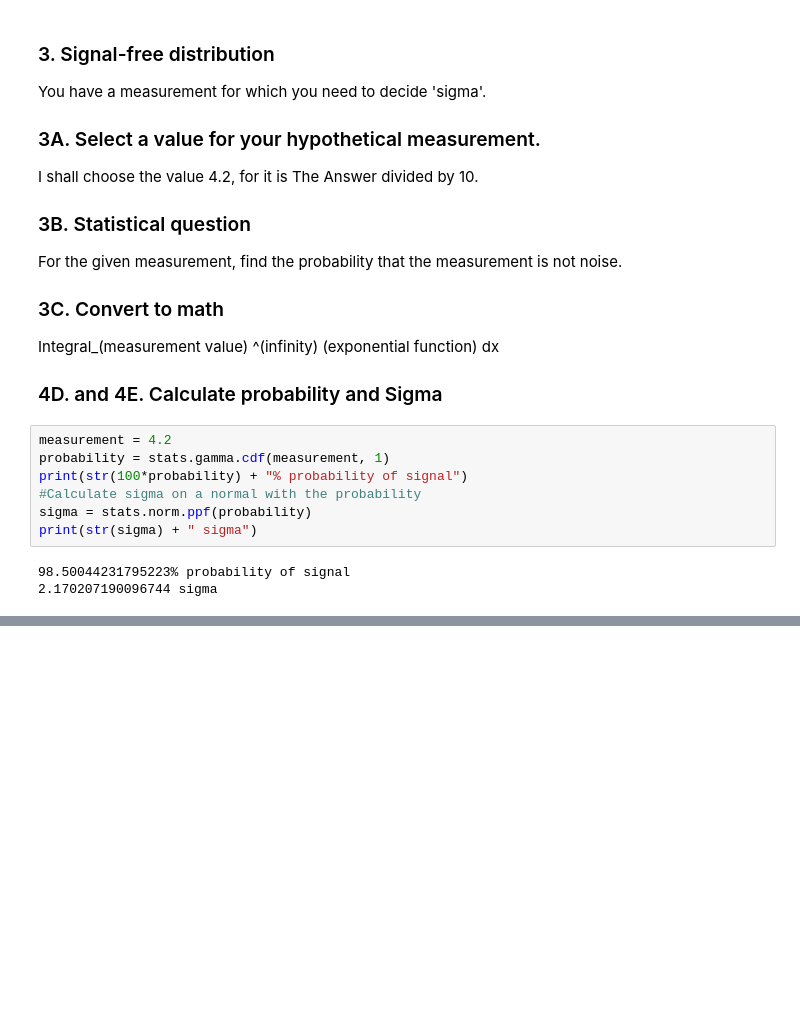
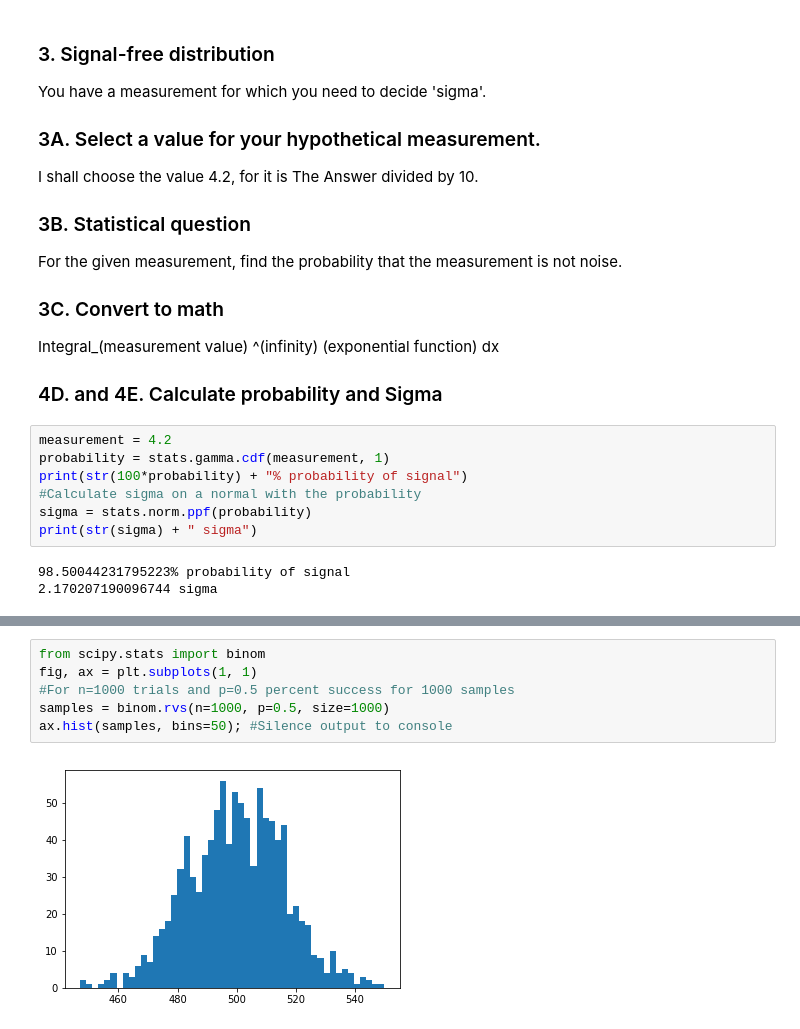
Before and after one commit to AdamK42/physics-434, a Jupyter notebook: lab1/lab1.ipynb, the cells around one changed output, grey strips where cells are left out. Cells and saved outputs as stored; diff of their text form; blank space fills up the shorter version.

```diff
--- a/lab1/lab1.ipynb
+++ b/lab1/lab1.ipynb
@@ -102,0 +143,8 @@ binomial
+# %%
+from scipy.stats import binom
+fig, ax = plt.subplots(1, 1)
+#For n=1000 trials and p=0.5 percent success for 1000 samples
+samples = binom.rvs(n=1000, p=0.5, size=1000)
+ax.hist(samples, bins=50); #Silence output to console
+# %% [output]
+[figure, added]
```
Also changed, not shown: parts of 11 cells of this notebook.
